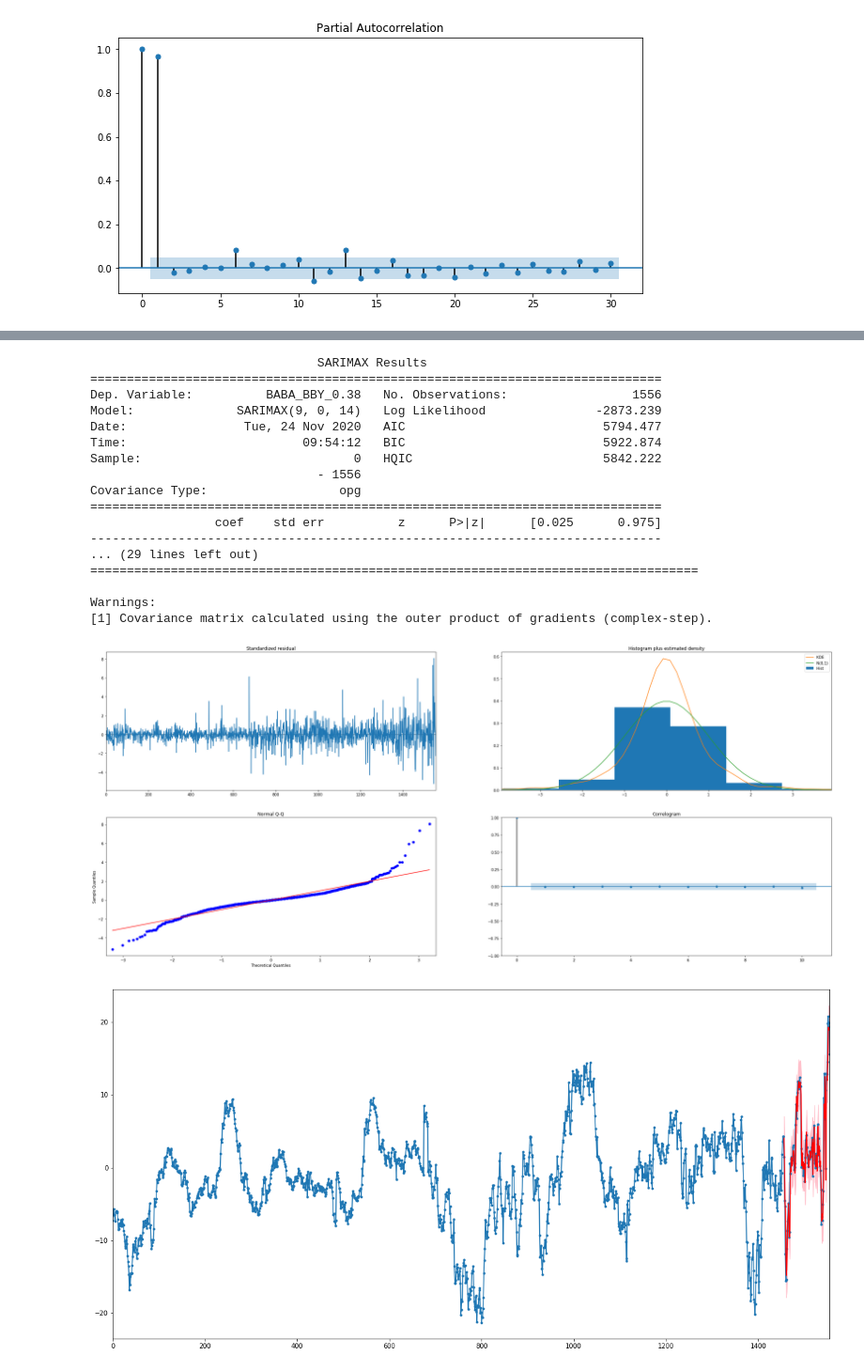
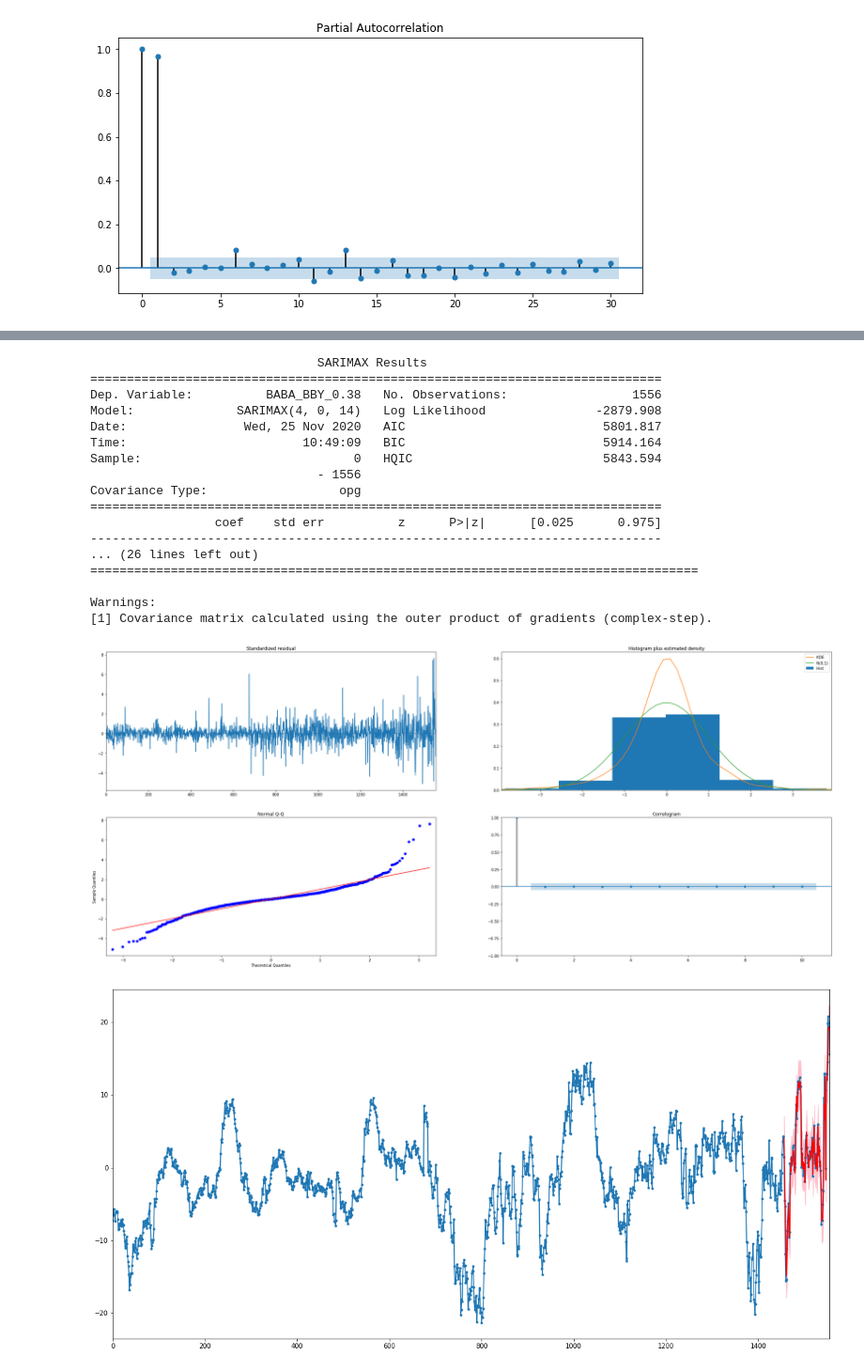
Before and after one commit to webclinic017/happycoding, a Jupyter notebook: Pair trade_Time_series/Time_series.ipynb, the cells around one changed output, grey strips where cells are left out. Shown at 94% size. Saved outputs shown, nothing was run; the diff lists cells and outputs as text; code cells hidden in the pictures.

```diff
--- a/Pair trade_Time_series/Time_series.ipynb
+++ b/Pair trade_Time_series/Time_series.ipynb
@@ -155,28 +173,28 @@ print(order_df.sort_values('bic'))
 # %%
-model=SARIMAX(ts[start_pt:], order=(9, 0, 14))
+model=SARIMAX(ts[start_pt:], order=(4, 0, 14), trend='ct')
 results=model.fit()
 print(results.summary())
 results.plot_diagnostics(figsize=(35,15))
 plt.show()
 # %% [output]
                                SARIMAX Results
 ==============================================================================
 Dep. Variable:          BABA_BBY_0.38   No. Observations:                 1556
-Model:              SARIMAX(9, 0, 14)   Log Likelihood               -2873.239
-Date:                Tue, 24 Nov 2020   AIC                           5794.477
-Time:                        09:54:12   BIC                           5922.874
-Sample:                             0   HQIC                          5842.222
+Model:              SARIMAX(4, 0, 14)   Log Likelihood               -2879.908
+Date:                Wed, 25 Nov 2020   AIC                           5801.817
+Time:                        10:49:09   BIC                           5914.164
+Sample:                             0   HQIC                          5843.594
                                - 1556
 Covariance Type:                  opg
 ==============================================================================
                  coef    std err          z      P>|z|      [0.025      0.975]
 ------------------------------------------------------------------------------
-... (29 lines left out)
+... (26 lines left out)
 ===================================================================================
 
 Warnings:
 [1] Covariance matrix calculated using the outer product of gradients (complex-step).
-[figure, old version]
+[figure, new version]
 # %%
 test_start=-100
 forecast=results.get_prediction(start=test_start)
```
Also changed, not shown: parts of 2 cells of this notebook, 2 other files.
